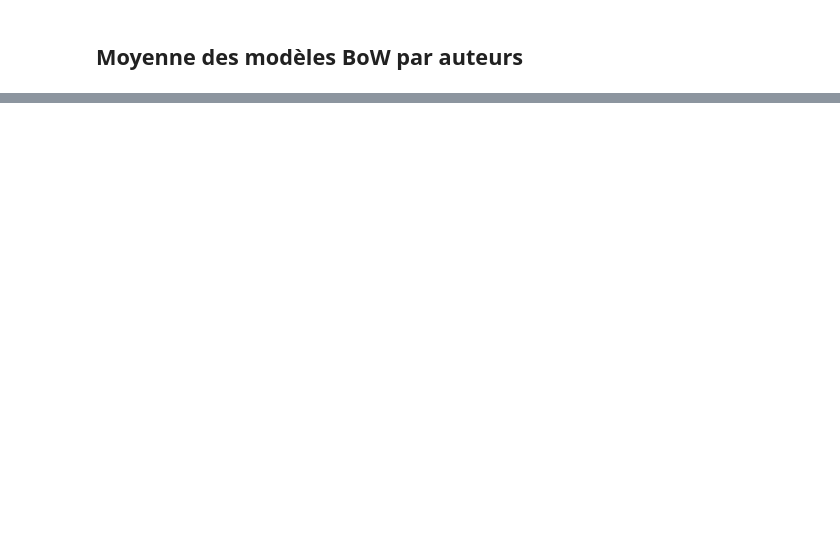
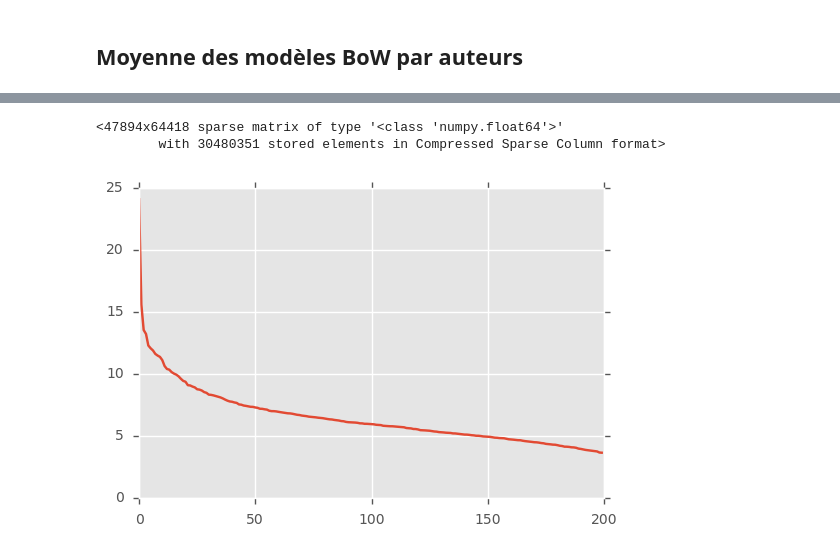
Before and after one commit to Piezoid/AuthorGraph, a Jupyter notebook: LSA_LDA.ipynb, the cells around one changed output, grey strips where cells are left out. Cells and saved outputs as stored; diff of their text form; code cells hidden in the pictures; blank space fills up the shorter version.

```diff
--- a/LSA_LDA.ipynb
+++ b/LSA_LDA.ipynb
@@ -8,11 +8,18 @@ import bibdb
 import pickle, bz2
 
 data = pickle.load(bz2.open('publications.pk.bz2', 'rb'))
-publications = data['publications']
+titles = data['titles']
+abstracts = data['abstracts']
+authors = data['authors']
+Mauthor_pubs = data['Mauthor_pubs']
 profs = data['profs']
-authors = data['authors']
-author_pubs = data['author_pubs']
 del data
+
+Ndocs = len(abstracts)
+Nauthors = len(authors)
+
+assert len(titles) == Ndocs
+assert Mauthor_pubs.shape == (Nauthors, Ndocs)
 # %% [markdown]
 ## Tokenization et lematization
 
@@ -103 +108,10 @@ bows = [dictionary.doc2bow(lems) for lems in lem_abstract_withtitles]
+# %%
+# Make a scipy sparse matrix representation of the corpus, more memory efficient :
+bows_csc = gensim.matutils.corpus2csc((dictionary.doc2bow(lems)
+                                       for lems in lem_abstract_withtitles),
+                                      num_terms=len(dictionary.token2id),
+                                      num_docs=len(lem_abstract_withtitles))
+
+gen_bows = lambda: gensim.matutils.Sparse2Corpus(bows_csc)
+del lem_abstract_withtitles
 # %%
@@ -158,0 +157,24 @@ len(authors), len(publications)
+# %%
+# Matrice diagonale diag(1/#auteurs(abstract)):
+D = sparse.dia_matrix((1/Mauthor_pubs.sum(axis=0).ravel(), [0]), (Ndocs, Ndocs))
+
+# Enfin:
+bows_author_csc = bows_csc * (Mauthor_pubs * D).T
+
+gen_bows_authors = lambda: gensim.matutils.Sparse2Corpus(bows_author_csc)
+
+del D
+bows_author_csc
+# %% [output]
+<47894x64418 sparse matrix of type '<class 'numpy.float64'>'
+        with 30480351 stored elements in Compressed Sparse Column format>
+# %%
+tfidfmodel = gensim.models.tfidfmodel.TfidfModel(gen_bows_authors(), dictionary=dictionary)
+lsimodel = gensim.models.lsimodel.LsiModel(tfidfmodel[gen_bows_authors()], id2word=dictionary)
+lsimodel.save('lsimodel_byauthor')
+
+plt.plot(lsimodel.projection.s);
+plt.xlabel('Dimension lattente')
+plt.ylabel('Valeurs singulières')
+# %% [output]
+[figure, added]
```
Also changed, not shown: parts of 19 cells of this notebook, 1 other file.
